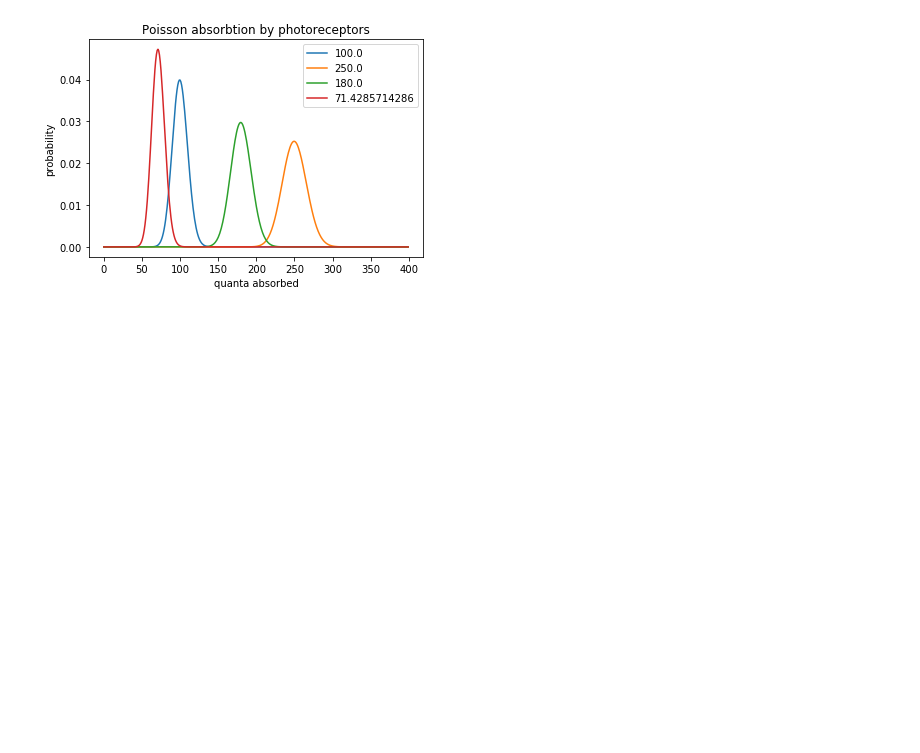
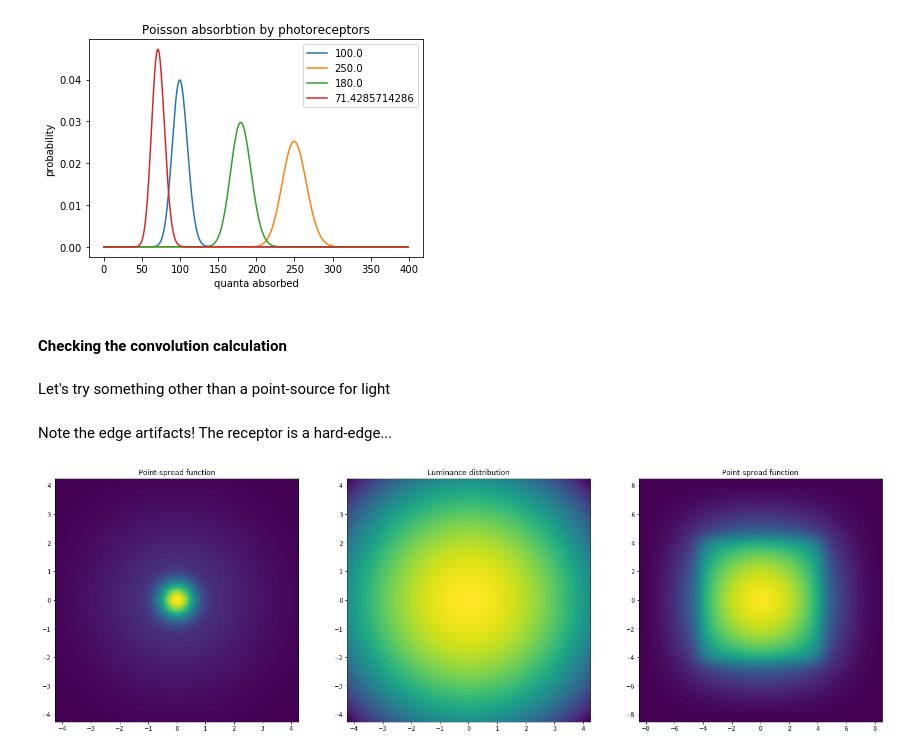
Before and after one commit to WinawerLab/vis-mod-course, a Jupyter notebook: scratch.ipynb, the cells around one changed output. Saved outputs shown, nothing was run; the diff lists cells and outputs as text; code cells hidden in the pictures; blank space fills up the shorter version.

```diff
--- a/scratch.ipynb
+++ b/scratch.ipynb
@@ -129,3 +129,35 @@ plt.ylabel('probability');
 plt.title('Poisson absorbtion by photoreceptors');
 # %% [output]
 [figure]
+# %% [markdown]
+#### Checking the convolution calculation
+# %% [markdown]
+Let's try something other than a point-source for light
+# %%
+# for creating luminance signal - gaussian
+x_eval = np.linspace(x_min, x_max, n_pts)
+y_eval = np.linspace(y_min, y_max, n_pts)
+xy_eval = np.meshgrid(x_eval, y_eval)
+xy_arr = np.asarray(xy_eval);
+
+lum = 3; # in cd/m2
+lum_sigma = 75;
+lum_signal = lum * hf.gauss_2d((xy_arr[0], xy_arr[1]), 1, lum_sigma)
+# absolute values likely not right...
+
+absorb_curr, conv2d_curr = hf.absorb(lum_signal, psf); # default
+# %% [markdown]
+Note the edge artifacts! The receptor is a hard-edge...
+# %%
+f, ax = plt.subplots(1, 3, figsize=(25, 10))
+
+ax[0].imshow(psf, extent=[np.min(x_eval), np.max(x_eval), np.min(y_eval), np.max(y_eval)], cmap='viridis');
+ax[0].set_title('Point-spread function');
+
+ax[1].imshow(lum_signal, extent=[np.min(x_eval), np.max(x_eval), np.min(y_eval), np.max(y_eval)], cmap='viridis');
+ax[1].set_title('Luminance distribution');
+
+ax[2].imshow(conv2d_curr, extent=[2*np.min(x_eval), 2*np.max(x_eval), 2*np.min(y_eval), 2*np.max(y_eval)], cmap='viridis');
+ax[2].set_title('Point-spread function');
+# %% [output]
+[figure, added]
```
Also changed, not shown: parts of 2 cells of this notebook.
